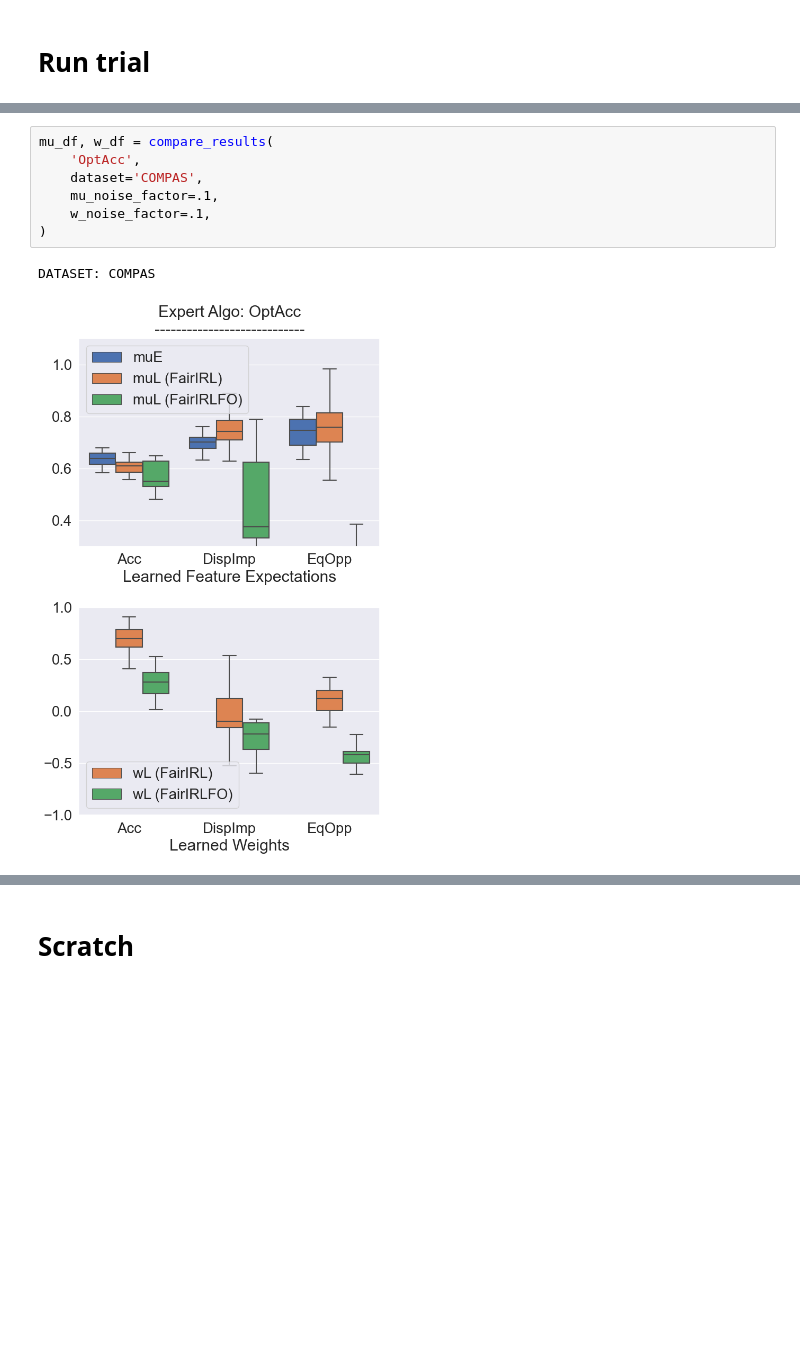
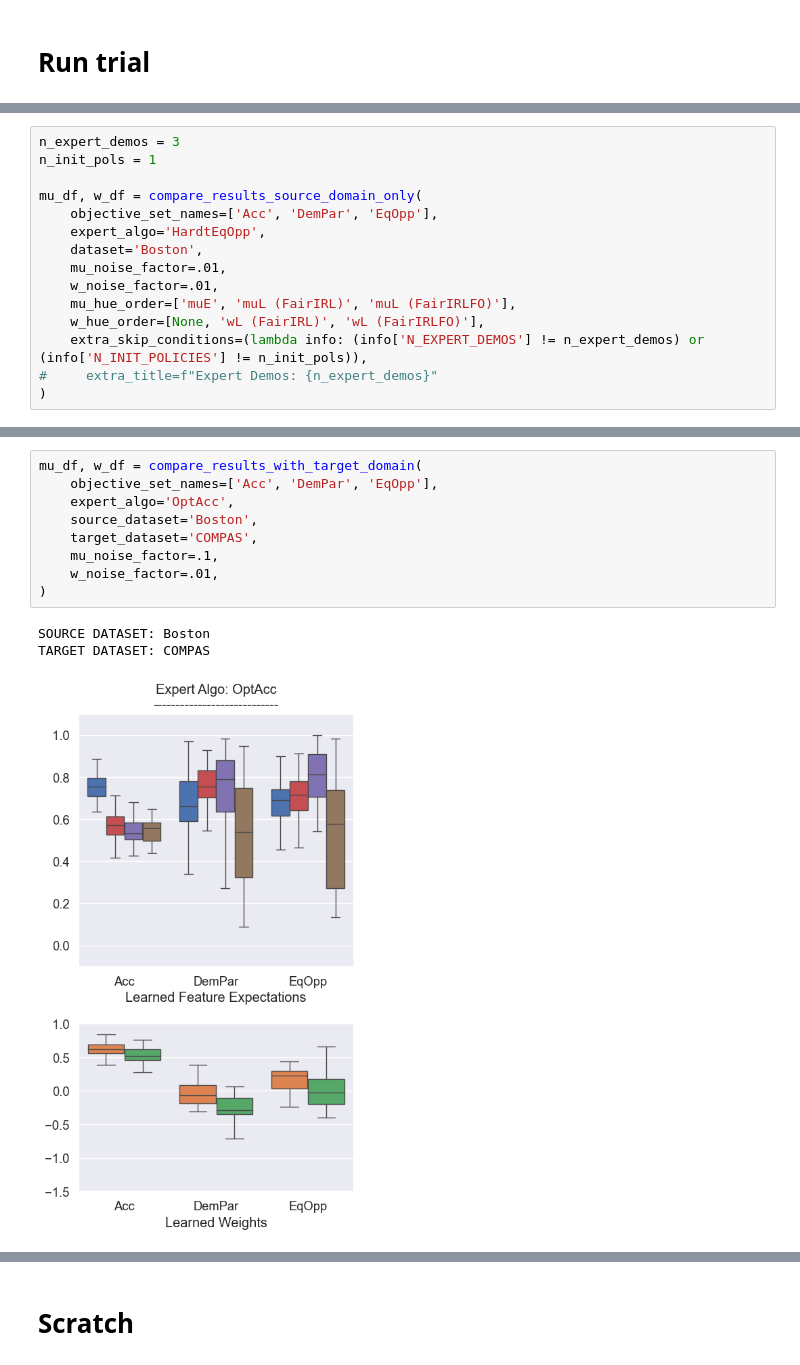
Before and after one commit to jackblandin/research, a Jupyter notebook: experiments/irl/Fair IRL Experiments.ipynb, the cells around one changed output, grey strips where cells are left out. Saved outputs shown, nothing was run; the diff lists cells and outputs as text; blank space fills up the shorter version.

```diff
--- a/experiments/irl/Fair IRL Experiments.ipynb
+++ b/experiments/irl/Fair IRL Experiments.ipynb
@@ -698,0 +1061,15 @@ sns.set_theme(font_scale=1.8)
+# %%
+n_expert_demos = 3
+n_init_pols = 1
+
+mu_df, w_df = compare_results_source_domain_only(
+    objective_set_names=['Acc', 'DemPar', 'EqOpp'],
+    expert_algo='HardtEqOpp',
+    dataset='Boston',
+    mu_noise_factor=.01,
+    w_noise_factor=.01,
+    mu_hue_order=['muE', 'muL (FairIRL)', 'muL (FairIRLFO)'],
+    w_hue_order=[None, 'wL (FairIRL)', 'wL (FairIRLFO)'],
+    extra_skip_conditions=(lambda info: (info['N_EXPERT_DEMOS'] != n_expert_demos) or (info['N_INIT_POLICIES'] != n_init_pols)),
+#     extra_title=f"Expert Demos: {n_expert_demos}"
+)
@@ -699,10 +1231,13 @@ sns.set_theme(font_scale=1.8)
 # %%
-mu_df, w_df = compare_results(
-    'OptAcc',
-    dataset='COMPAS',
+mu_df, w_df = compare_results_with_target_domain(
+    objective_set_names=['Acc', 'DemPar', 'EqOpp'],
+    expert_algo='OptAcc',
+    source_dataset='Boston',
+    target_dataset='COMPAS',
     mu_noise_factor=.1,
-    w_noise_factor=.1,
+    w_noise_factor=.01,
 )
 # %% [output]
-DATASET: COMPAS
+SOURCE DATASET: Boston
+TARGET DATASET: COMPAS
-[figure, old version]
+[figure, new version]
```
Also changed, not shown: parts of 32 cells of this notebook, 4 other files.
